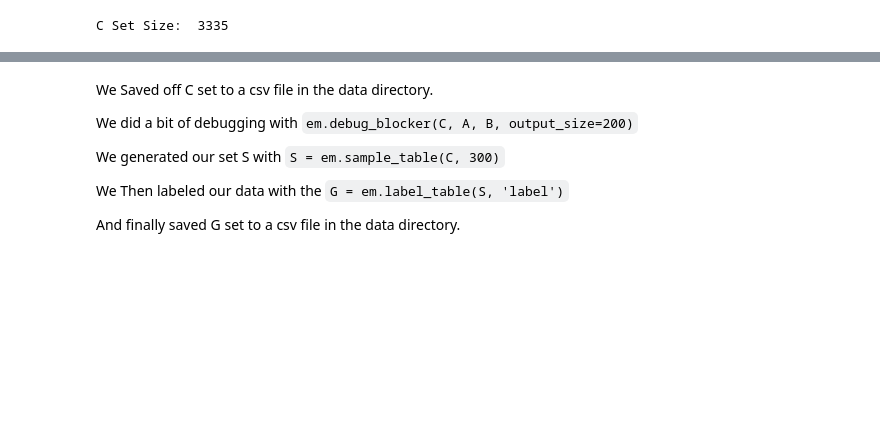
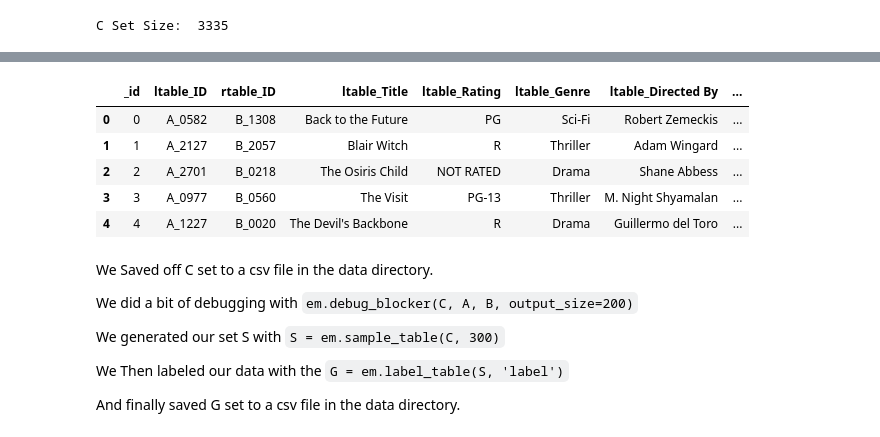
Before and after one commit to ankitvij7/datascience-project, a Jupyter notebook: stage3/src/stage3_jupyter_notebook.ipynb, the cells around one changed output, grey strips where cells are left out. Saved outputs shown, nothing was run; the diff lists cells and outputs as text; code cells hidden in the pictures; blank space fills up the shorter version.

```diff
--- a/stage3/src/stage3_jupyter_notebook.ipynb
+++ b/stage3/src/stage3_jupyter_notebook.ipynb
@@ -111,3 +153,13 @@ C Set Size:  3335
+# %%
+E = em.debug_blocker(C, A, B, output_size=200)
+E.head()
+# %% [output]
+|  | _id | ltable_ID | rtable_ID | ltable_Title | ltable_Rating | ltable_Genre | ltable_Directed By | ... |
+| 0 | 0 | A_0582 | B_1308 | Back to the Future | PG | Sci-Fi | Robert Zemeckis | ... |
+| 1 | 1 | A_2127 | B_2057 | Blair Witch | R | Thriller | Adam Wingard | ... |
+| 2 | 2 | A_2701 | B_0218 | The Osiris Child | NOT RATED | Drama | Shane Abbess | ... |
+| 3 | 3 | A_0977 | B_0560 | The Visit | PG-13 | Thriller | M. Night Shyamalan | ... |
+| 4 | 4 | A_1227 | B_0020 | The Devil's Backbone | R | Drama | Guillermo del Toro | ... |
 # %% [markdown]
 We Saved off C set to a csv file in the data directory.
 
```
Also changed, not shown: parts of 7 cells of this notebook.
